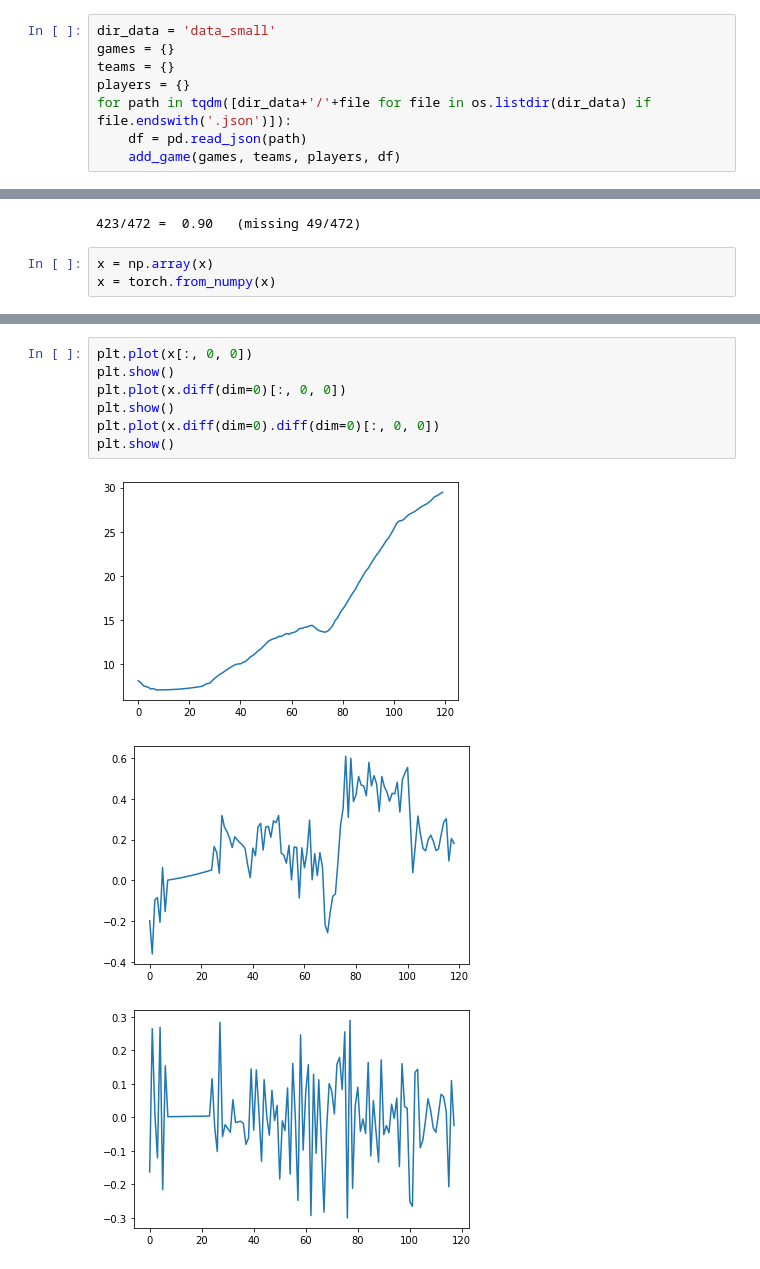
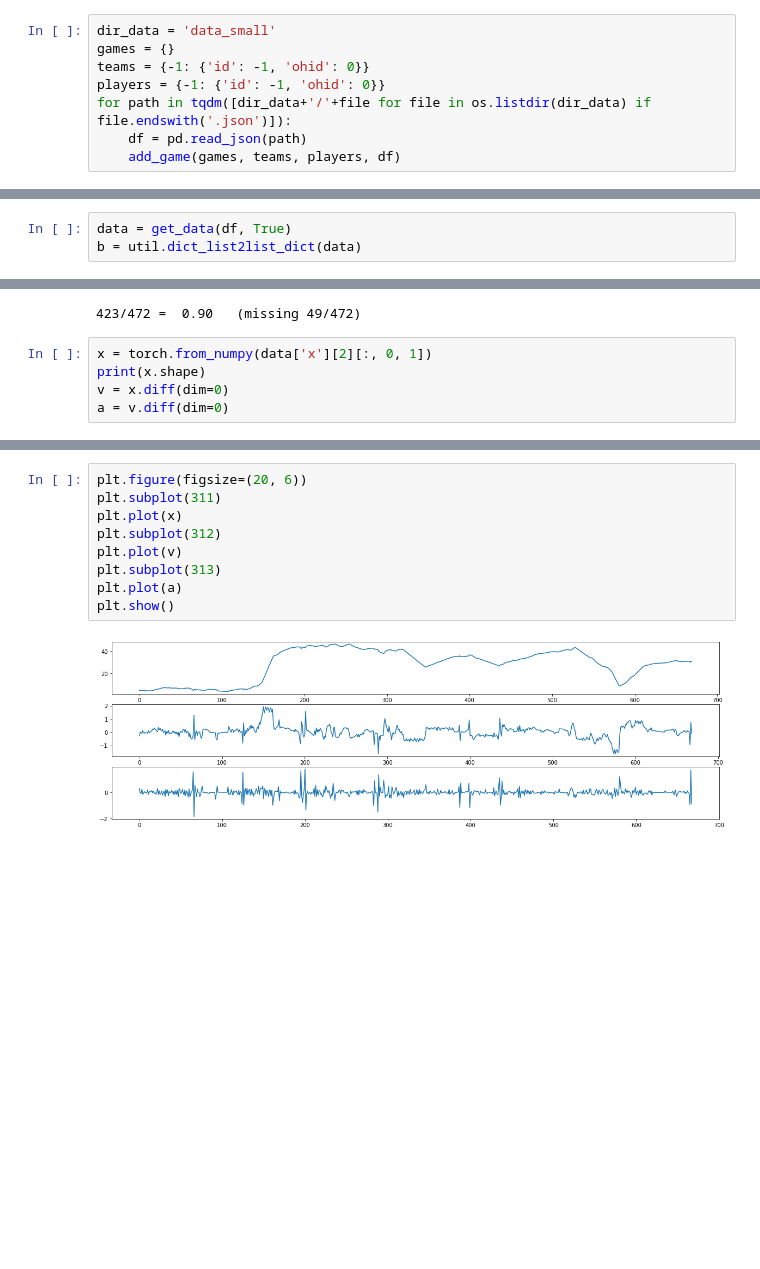
Before and after one commit to akarshkumar0101/basketball-rl, a Jupyter notebook: modeling/processing.ipynb, the cells around one changed output, grey strips where cells are left out. Drawn from its saved outputs; the diff is of its cells as text; blank space fills up the shorter version.

```diff
--- a/modeling/processing.ipynb
+++ b/modeling/processing.ipynb
@@ -73,8 +75,8 @@ def add_player(players, player_data, id_team):
 # %%
 dir_data = 'data_small'
 games = {}
-teams = {}
-players = {}
+teams = {-1: {'id': -1, 'ohid': 0}}
+players = {-1: {'id': -1, 'ohid': 0}}
 for path in tqdm([dir_data+'/'+file for file in os.listdir(dir_data) if file.endswith('.json')]):
     df = pd.read_json(path)
     add_game(games, teams, players, df)
@@ -129,0 +156,3 @@ def get_data(df):
+# %%
+data = get_data(df, True)
+b = util.dict_list2list_dict(data)
@@ -203,5 +343,7 @@ print(f'{data.sum()}/{len(data)} = {data.sum()/len(data): .02f}   (missing {len(
 # %% [output]
 423/472 =  0.90   (missing 49/472)
 # %%
-x = np.array(x)
-x = torch.from_numpy(x)
+x = torch.from_numpy(data['x'][2][:, 0, 1])
+print(x.shape)
+v = x.diff(dim=0)
+a = v.diff(dim=0)
@@ -212,11 +352,11 @@ npx.shape
 # %%
-plt.plot(x[:, 0, 0])
+plt.figure(figsize=(20, 6))
+plt.subplot(311)
+plt.plot(x)
+plt.subplot(312)
+plt.plot(v)
+plt.subplot(313)
+plt.plot(a)
 plt.show()
-plt.plot(x.diff(dim=0)[:, 0, 0])
-plt.show()
-plt.plot(x.diff(dim=0).diff(dim=0)[:, 0, 0])
-plt.show()
 # %% [output]
-[figure, old version]
+[figure, new version]
-[figure, removed]
-[figure, removed]
```
Also changed, not shown: parts of 17 cells of this notebook, 2 other files.
